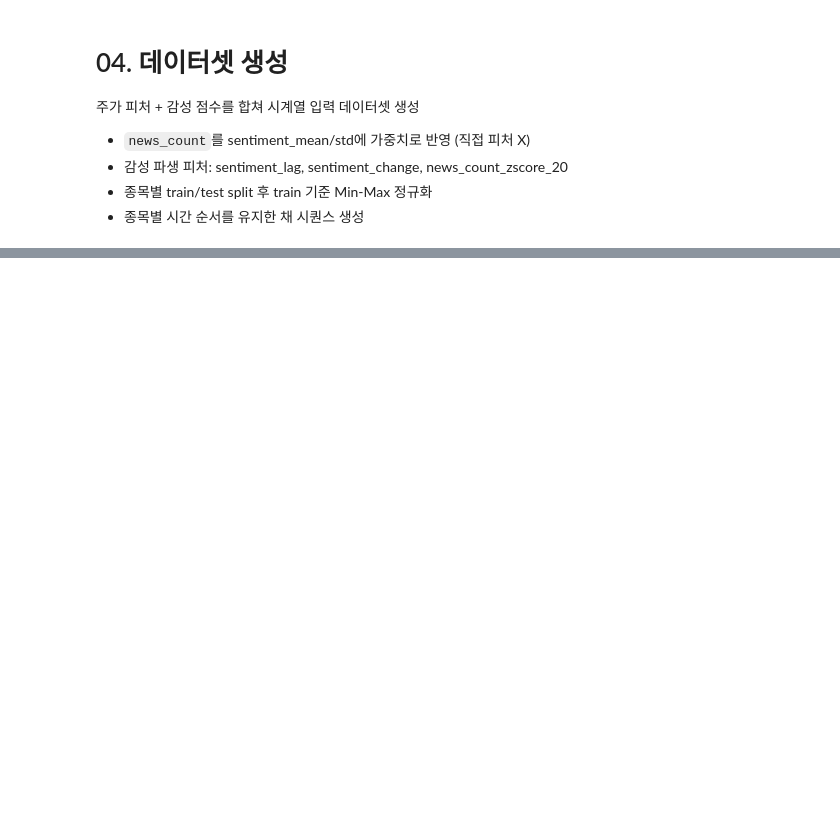
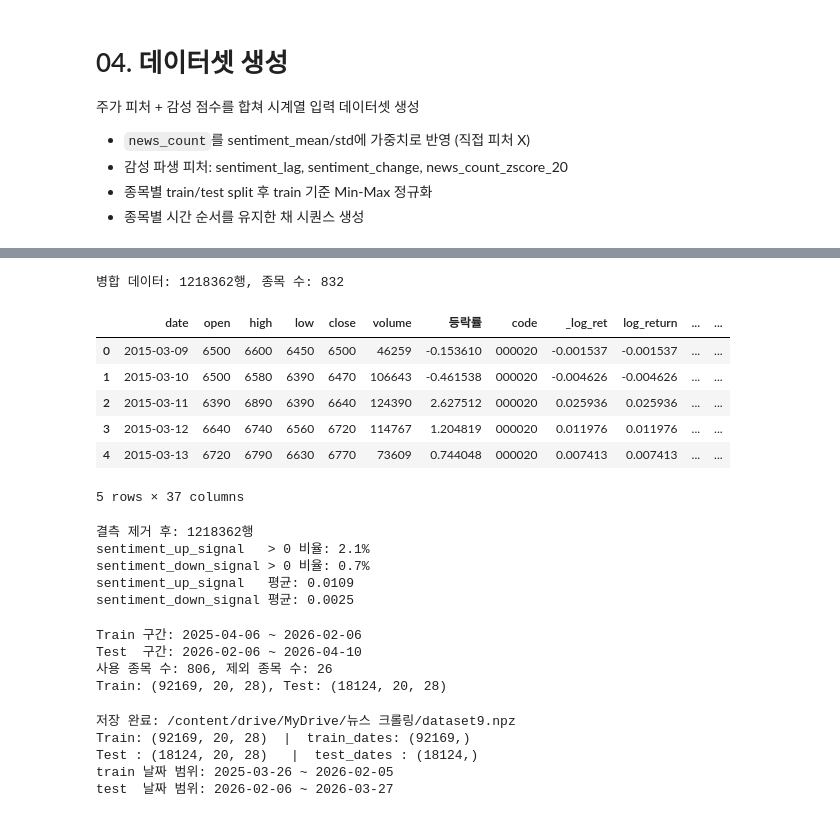
Before and after one commit to winbean-kwon/ML1_Term_Project, a Jupyter notebook: 04_build_dataset.ipynb, the cells around one changed output, grey strips where cells are left out. Cells and saved outputs as stored; diff of their text form; code cells hidden in the pictures; blank space fills up the shorter version.

```diff
--- a/04_build_dataset.ipynb
+++ b/04_build_dataset.ipynb
@@ -15,7 +17,7 @@ drive.mount('/content/drive')
 !pip install -q scikit-learn
 # %%
 # ── 설정 ──────────────────────────────────────────────────────────────────────
-DATA_DIR    = "/content/drive/MyDrive/term_project/data"
+DATA_DIR    = "/content/drive/MyDrive/뉴스 크롤링"
 WINDOW_SIZE = 20
 SEED        = 42
 
@@ -132,25 +140,34 @@ def add_weighted_sentiment(df: pd.DataFrame) -> pd.DataFrame:
     return df
 # %%
 # ── 데이터 로드 & 병합 ────────────────────────────────────────────────────────
-features_path  = os.path.join(DATA_DIR, "features.csv")
-sentiment_path = os.path.join(DATA_DIR, "sentiment.csv")
+features_path  = os.path.join(DATA_DIR, "features3.csv")
+sentiment_path = os.path.join(DATA_DIR, "sentiment2.csv")
 
 df_feat = pd.read_csv(features_path, parse_dates=["date"])
 df_feat["code"] = df_feat["code"].astype(str).str.zfill(6)
 
 df_sent = pd.read_csv(sentiment_path, parse_dates=["date"])
 df_sent.rename(columns={"종목코드": "code"}, inplace=True)
 df_sent["code"] = df_sent["code"].astype(str).str.zfill(6)
 
 df = df_feat.merge(
     df_sent,
     on=["code", "date"],
     how="left",
     validate="one_to_one"
 )
 
 print(f"병합 데이터: {len(df)}행, 종목 수: {df['code'].nunique()}")
 df.head()
+# %% [output]
+병합 데이터: 1218362행, 종목 수: 832
+|  | date | open | high | low | close | volume | 등락률 | code | _log_ret | log_return | ... | ... |
+| 0 | 2015-03-09 | 6500 | 6600 | 6450 | 6500 | 46259 | -0.153610 | 000020 | -0.001537 | -0.001537 | ... | ... |
+| 1 | 2015-03-10 | 6500 | 6580 | 6390 | 6470 | 106643 | -0.461538 | 000020 | -0.004626 | -0.004626 | ... | ... |
+| 2 | 2015-03-11 | 6390 | 6890 | 6390 | 6640 | 124390 | 2.627512 | 000020 | 0.025936 | 0.025936 | ... | ... |
+| 3 | 2015-03-12 | 6640 | 6740 | 6560 | 6720 | 114767 | 1.204819 | 000020 | 0.011976 | 0.011976 | ... | ... |
+| 4 | 2015-03-13 | 6720 | 6790 | 6630 | 6770 | 73609 | 0.744048 | 000020 | 0.007413 | 0.007413 | ... | ... |
+5 rows × 37 columns
 # %%
 # ── 감성 피처 처리 ────────────────────────────────────────────────────────────
 sentiment_cols = [
@@ -182,6 +199,12 @@ print(f"sentiment_up_signal   > 0 비율: {(df['sentiment_up_signal']   > 0).mea
 print(f"sentiment_down_signal > 0 비율: {(df['sentiment_down_signal'] > 0).mean():.1%}")
 print(f"sentiment_up_signal   평균: {df['sentiment_up_signal'].mean():.4f}")
 print(f"sentiment_down_signal 평균: {df['sentiment_down_signal'].mean():.4f}")
+# %% [output]
+결측 제거 후: 1218362행
+sentiment_up_signal   > 0 비율: 2.1%
+sentiment_down_signal > 0 비율: 0.7%
+sentiment_up_signal   평균: 0.0109
+sentiment_down_signal 평균: 0.0025
 # %%
 # ── 종목별 시퀀스 생성 ────────────────────────────────────────────────────────
 np.random.seed(SEED)
@@ -255,6 +278,11 @@ test_dates  = np.array([m[1] for m in all_test_meta])
 
 print(f"사용 종목 수: {used_codes}, 제외 종목 수: {skipped_codes}")
 print(f"Train: {X_train.shape}, Test: {X_test.shape}")
+# %% [output]
+Train 구간: 2025-04-06 ~ 2026-02-06
+Test  구간: 2026-02-06 ~ 2026-04-10
+사용 종목 수: 806, 제외 종목 수: 26
+Train: (92169, 20, 28), Test: (18124, 20, 28)
 # %%
 # ── 저장 ──────────────────────────────────────────────────────────────────────
 output_path = os.path.join(DATA_DIR, "dataset9.npz")
@@ -275,6 +303,11 @@ np.savez(
 print(f"저장 완료: {output_path}")
 print(f"Train: {X_train.shape}  |  train_dates: {train_dates.shape}")
 print(f"Test : {X_test.shape}   |  test_dates : {test_dates.shape}")
-# numpy 문자열 배열은 .min()/.max() ufunc 미지원 → Python 내장 min/max 사용
-print(f"train 날짜 범위: {min(train_dates)} ~ {max(train_dates)}")
+print(f"train 날짜 범위: {min(train_dates) } ~ {max(train_dates)}")
 print(f"test  날짜 범위: {min(test_dates)} ~ {max(test_dates)}")
+# %% [output]
+저장 완료: /content/drive/MyDrive/뉴스 크롤링/dataset9.npz
+Train: (92169, 20, 28)  |  train_dates: (92169,)
+Test : (18124, 20, 28)   |  test_dates : (18124,)
+train 날짜 범위: 2025-03-26 ~ 2026-02-05
+test  날짜 범위: 2026-02-06 ~ 2026-03-27
```
Also changed, not shown: parts of 3 cells of this notebook, 3 other files.
